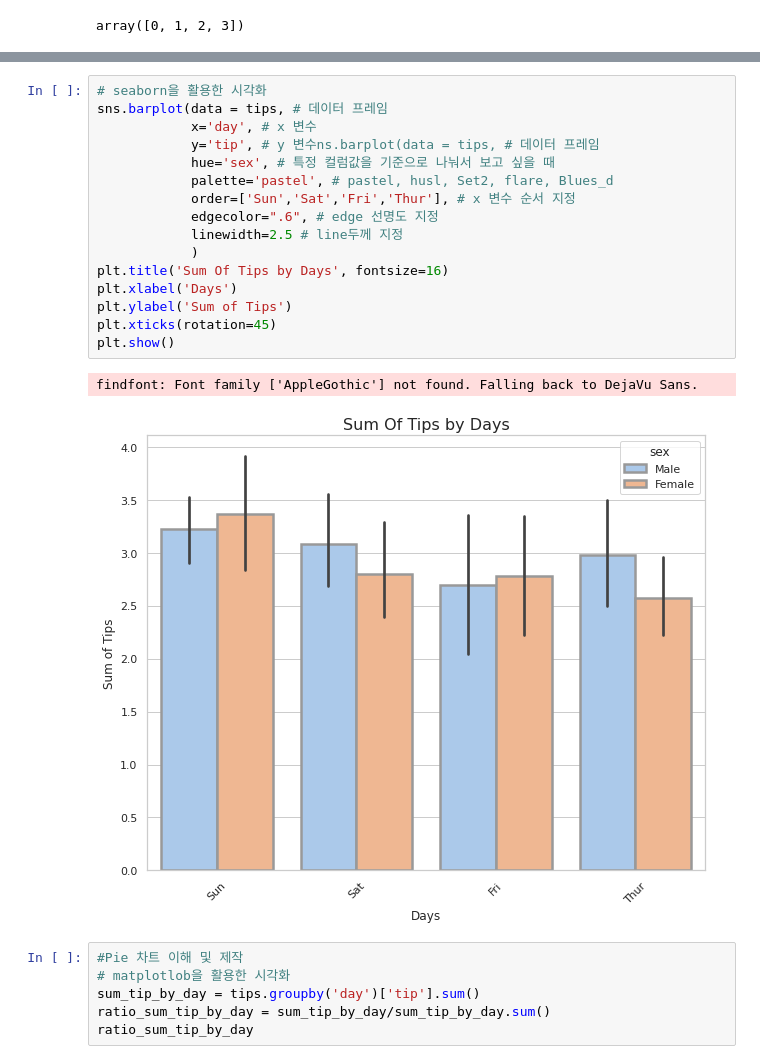
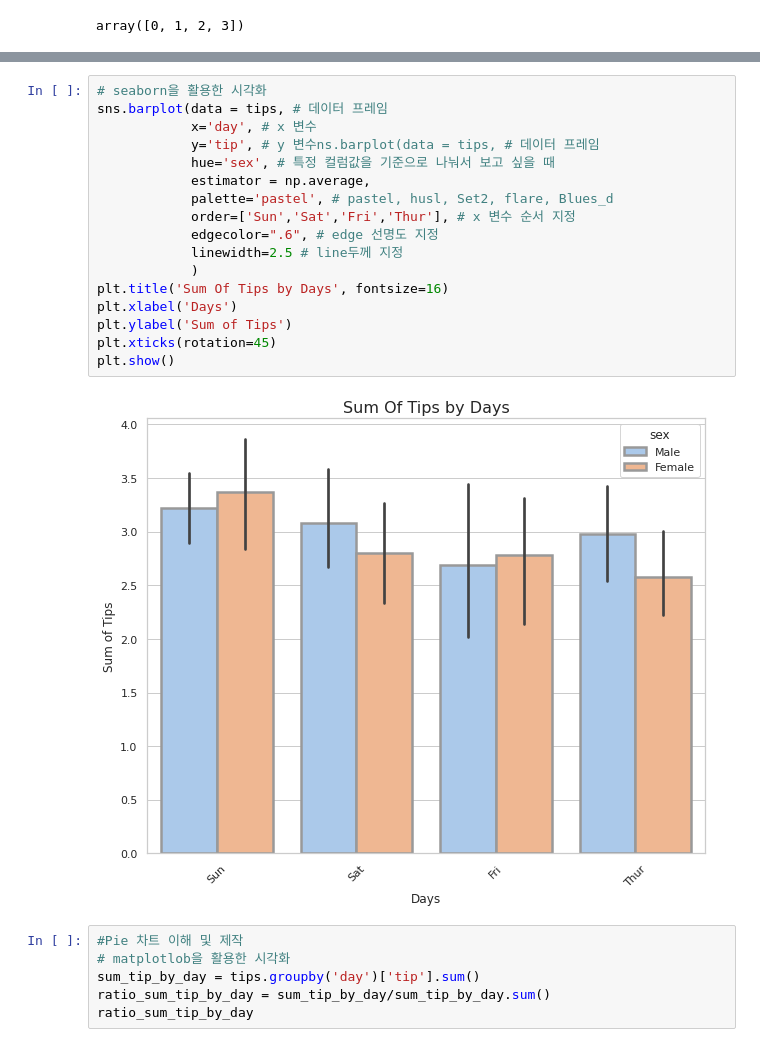
Before and after one commit to mgskko/Machine-Learning, a Jupyter notebook: matplotlib과_seaborn_라이브러리를_활용한_데이터_시각화.ipynb, the cells around one changed output, grey strips where cells are left out. Cells and saved outputs as stored; diff of their text form.

```diff
--- a/matplotlib과_seaborn_라이브러리를_활용한_데이터_시각화.ipynb
+++ b/matplotlib과_seaborn_라이브러리를_활용한_데이터_시각화.ipynb
@@ -82,22 +77,22 @@ findfont: Font family ['AppleGothic'] not found. Falling back to DejaVu Sans.
 # %%
 # seaborn을 활용한 시각화
 sns.barplot(data = tips, # 데이터 프레임
             x='day', # x 변수
             y='tip', # y 변수ns.barplot(data = tips, # 데이터 프레임
             hue='sex', # 특정 컬럼값을 기준으로 나눠서 보고 싶을 때
+            estimator = np.average,
             palette='pastel', # pastel, husl, Set2, flare, Blues_d
             order=['Sun','Sat','Fri','Thur'], # x 변수 순서 지정
             edgecolor=".6", # edge 선명도 지정
             linewidth=2.5 # line두께 지정
             )
 plt.title('Sum Of Tips by Days', fontsize=16)
 plt.xlabel('Days')
 plt.ylabel('Sum of Tips')
 plt.xticks(rotation=45)
 plt.show()
 # %% [output]
-findfont: Font family ['AppleGothic'] not found. Falling back to DejaVu Sans.
-[figure, old version]
+[figure, new version]
 # %%
 #Pie 차트 이해 및 제작
 # matplotlob을 활용한 시각화
```
Also changed, not shown: parts of 14 cells of this notebook.
